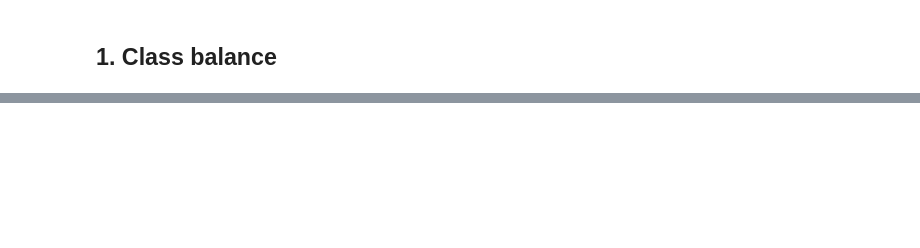
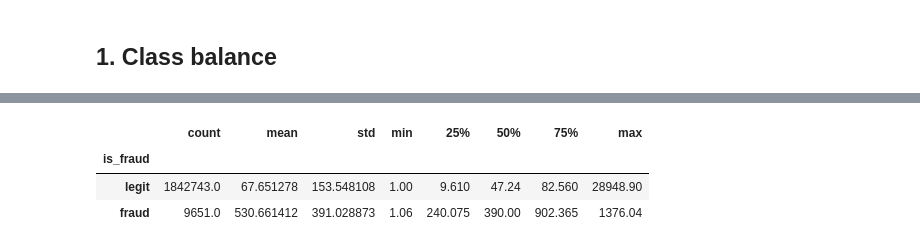
Before and after one commit to felipersas/fraud-detection, a Jupyter notebook: notebooks/01_eda.ipynb, the cells around one changed output, grey strips where cells are left out. Cells and saved outputs as stored; diff of their text form; code cells hidden in the pictures; blank space fills up the shorter version.

```diff
--- a/notebooks/01_eda.ipynb
+++ b/notebooks/01_eda.ipynb
@@ -159,0 +110,7 @@ fig.savefig(FIGURES / "eda_top_features.png", bbox_inches="tight")
+# %%
+df.groupby(TARGET)["amt"].describe().rename(index={0: "legit", 1: "fraud"})
+# %% [output]
+|  | count | mean | std | min | 25% | 50% | 75% | max |
+| is_fraud |  |  |  |  |  |  |  |  |
+| legit | 1842743.0 | 67.651278 | 153.548108 | 1.00 | 9.610 | 47.24 | 82.560 | 28948.90 |
+| fraud | 9651.0 | 530.661412 | 391.028873 | 1.06 | 240.075 | 390.00 | 902.365 | 1376.04 |
```
Also changed, not shown: parts of 39 cells of this notebook, 13 other files.
